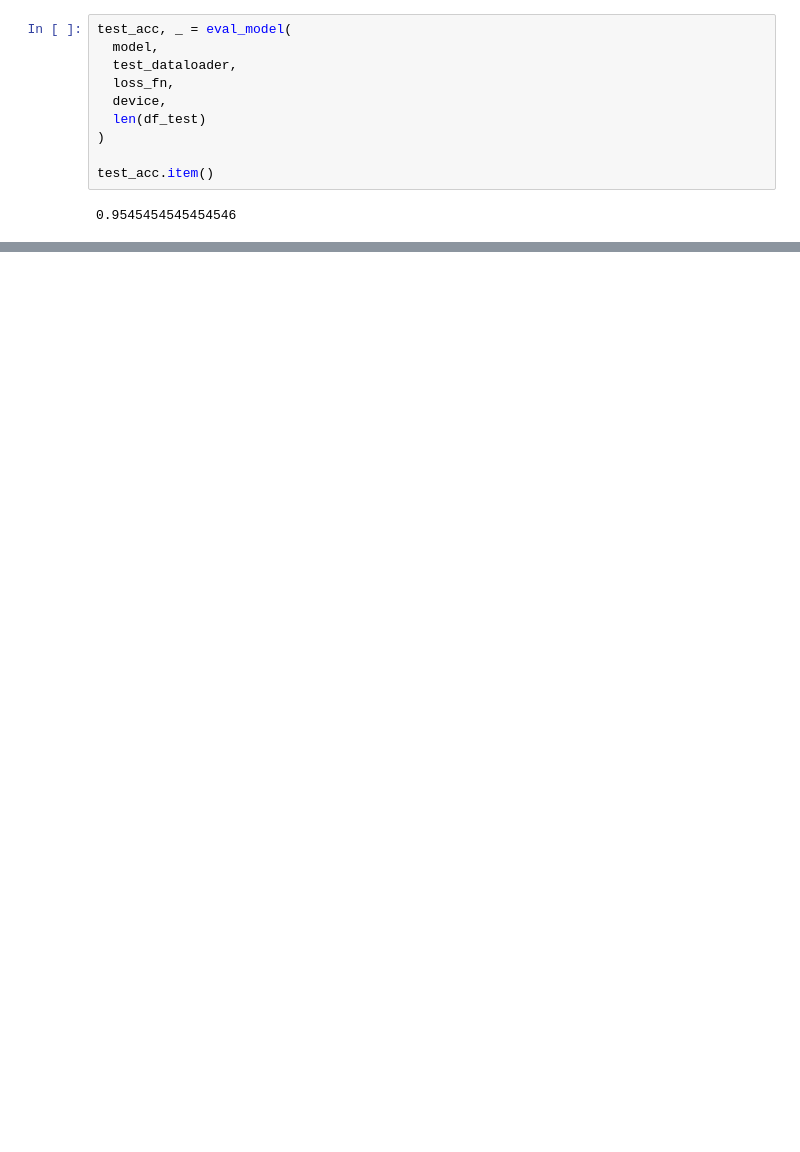
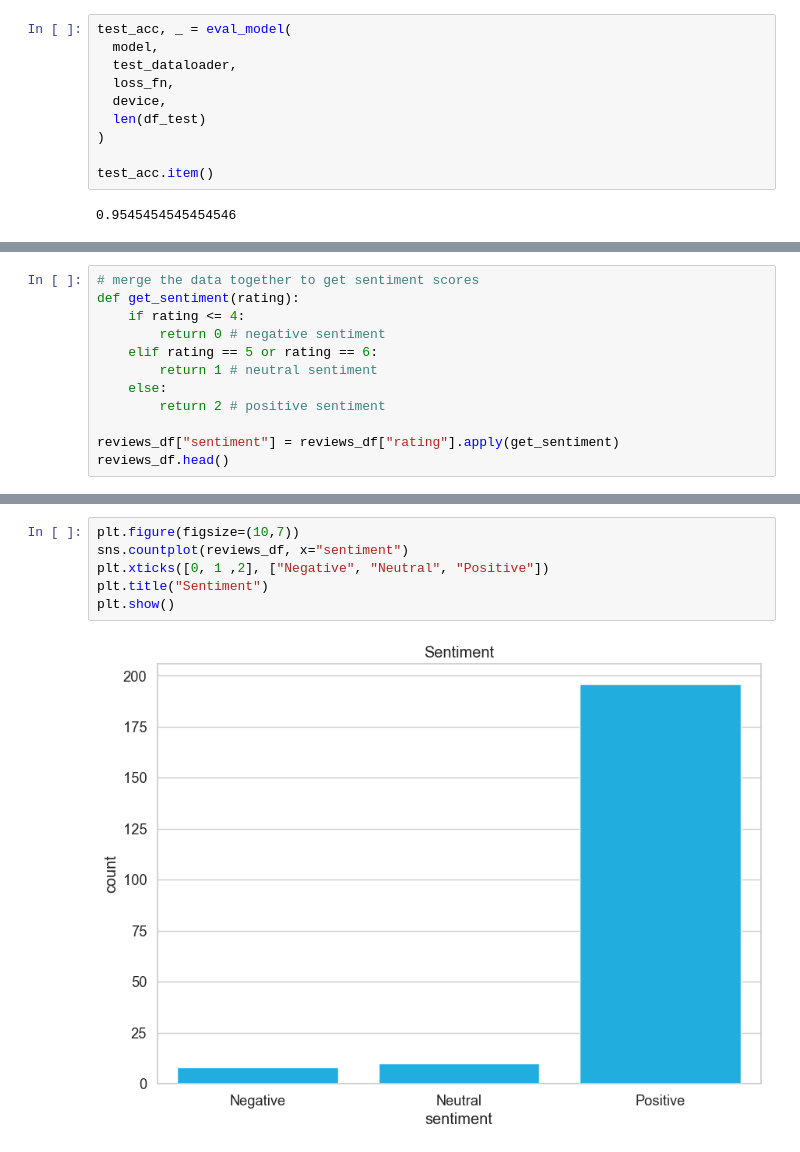
Before and after one commit to filleepa/webscraper, a Jupyter notebook: Textual_Analysis/sentimentanalysis.ipynb, the cells around one changed output, grey strips where cells are left out. Saved outputs shown, nothing was run; the diff lists cells and outputs as text; blank space fills up the shorter version.

```diff
--- a/Textual_Analysis/sentimentanalysis.ipynb
+++ b/Textual_Analysis/sentimentanalysis.ipynb
@@ -647,0 +567,12 @@ test_acc.item()
+# %%
+# merge the data together to get sentiment scores
+def get_sentiment(rating):
+    if rating <= 4:
+        return 0 # negative sentiment
+    elif rating == 5 or rating == 6:
+        return 1 # neutral sentiment
+    else:
+        return 2 # positive sentiment
+
+reviews_df["sentiment"] = reviews_df["rating"].apply(get_sentiment)
+reviews_df.head()
@@ -647,0 +586,8 @@ test_acc.item()
+# %%
+plt.figure(figsize=(10,7))
+sns.countplot(reviews_df, x="sentiment")
+plt.xticks([0, 1 ,2], ["Negative", "Neutral", "Positive"])
+plt.title("Sentiment")
+plt.show()
+# %% [output]
+[figure, added]
```
Also changed, not shown: parts of 44 cells of this notebook.
